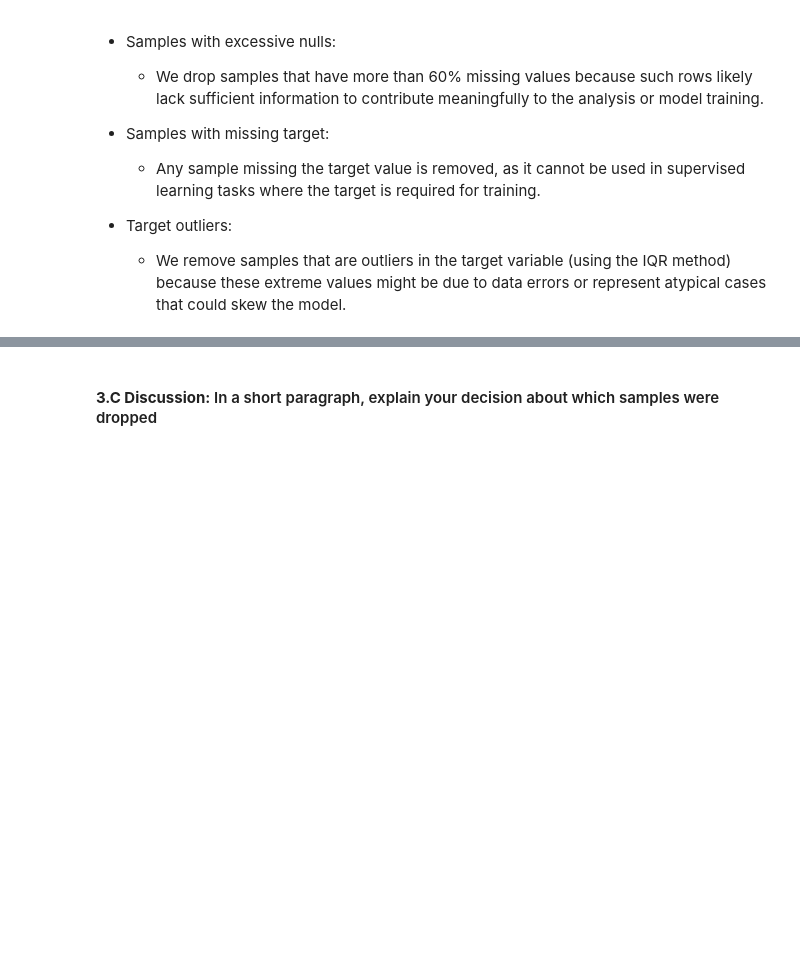
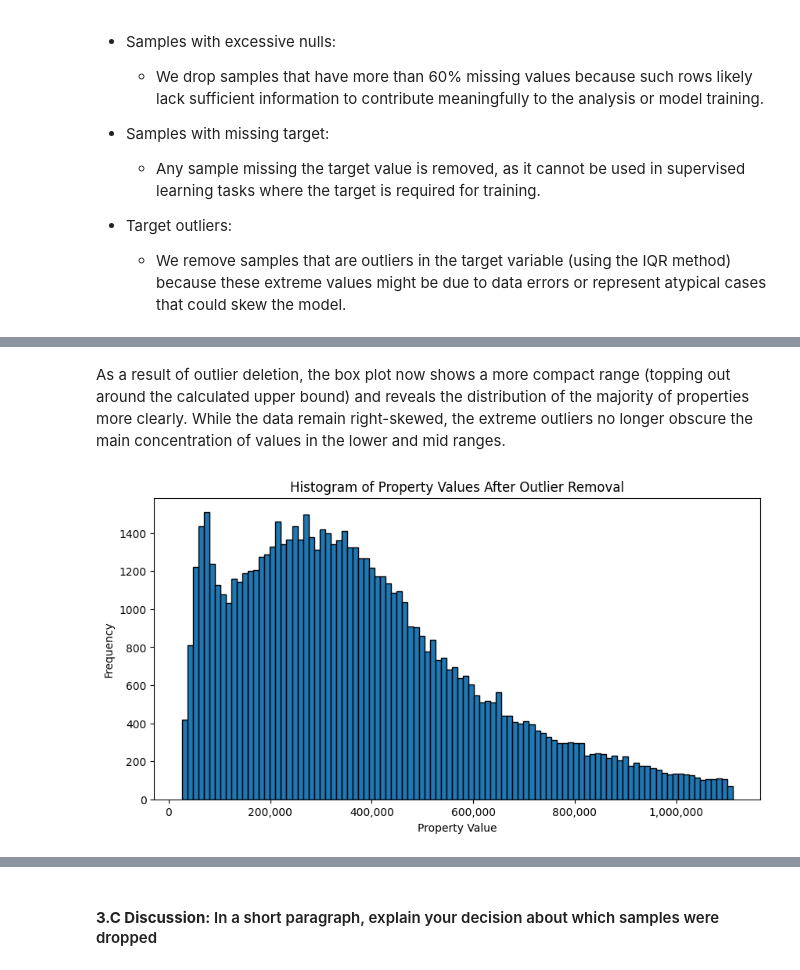
Before and after one commit to LeeMcFarling/Module_3_Milestone_1, a Jupyter notebook: Milestone_01.ipynb, the cells around one changed output, grey strips where cells are left out. Drawn from its saved outputs; the diff is of its cells as text; code cells hidden in the pictures; blank space fills up the shorter version.

```diff
--- a/Milestone_01.ipynb
+++ b/Milestone_01.ipynb
@@ -582,6 +582,21 @@ def drop_features(dataframe, columns_to_drop):
     print(f"Number of columns before dropping: {initial_columns}")
     print(f"Number of columns after dropping: {final_columns}")
     return dataframe
+# %%
+def remove_outliers_iqr(df, target_col, lower_mult=1.0, upper_mult=1.5):
+    # Compute quartiles and IQR
+    Q1 = df[target_col].quantile(0.25)
+    Q3 = df[target_col].quantile(0.75)
+    IQR = Q3 - Q1
+
+    # Calculate bounds; ensure lower_bound is not negative
+    lower_bound = max(Q1 - lower_mult * IQR, 0)
+    upper_bound = Q3 + upper_mult * IQR
+
+    # Filter out the outliers deterministically
+    df_no_outliers = df[(df[target_col] >= lower_bound) & (df[target_col] <= upper_bound)].copy()
+
+    return df_no_outliers, lower_bound, upper_bound
 # %%
 ################################################
 # Drop features unsuitable for regression task:
@@ -795,0 +817,15 @@ Number of samples before dropping outliers in the target: 72392
+# %% [markdown]
+As a result of outlier deletion, the box plot now shows a more compact range (topping out around the calculated upper bound) and reveals the distribution of the majority of properties more clearly.
+While the data remain right-skewed, the extreme outliers no longer obscure the main concentration of values in the lower and mid ranges.
+# %%
+ax = df_clean_deleted_outliers[target_col].plot.hist(figsize=(10,5), bins=100, edgecolor='black')
+
+# Use StrMethodFormatter to format the x-axis labels with commas
+ax.xaxis.set_major_formatter(mticker.StrMethodFormatter('{x:,.0f}'))
+
+plt.title("Histogram of Property Values After Outlier Removal")
+plt.xlabel("Property Value")
+plt.ylabel("Frequency")
+plt.show()
+# %% [output]
+[figure, added]
```
Also changed, not shown: parts of 8 cells of this notebook.
